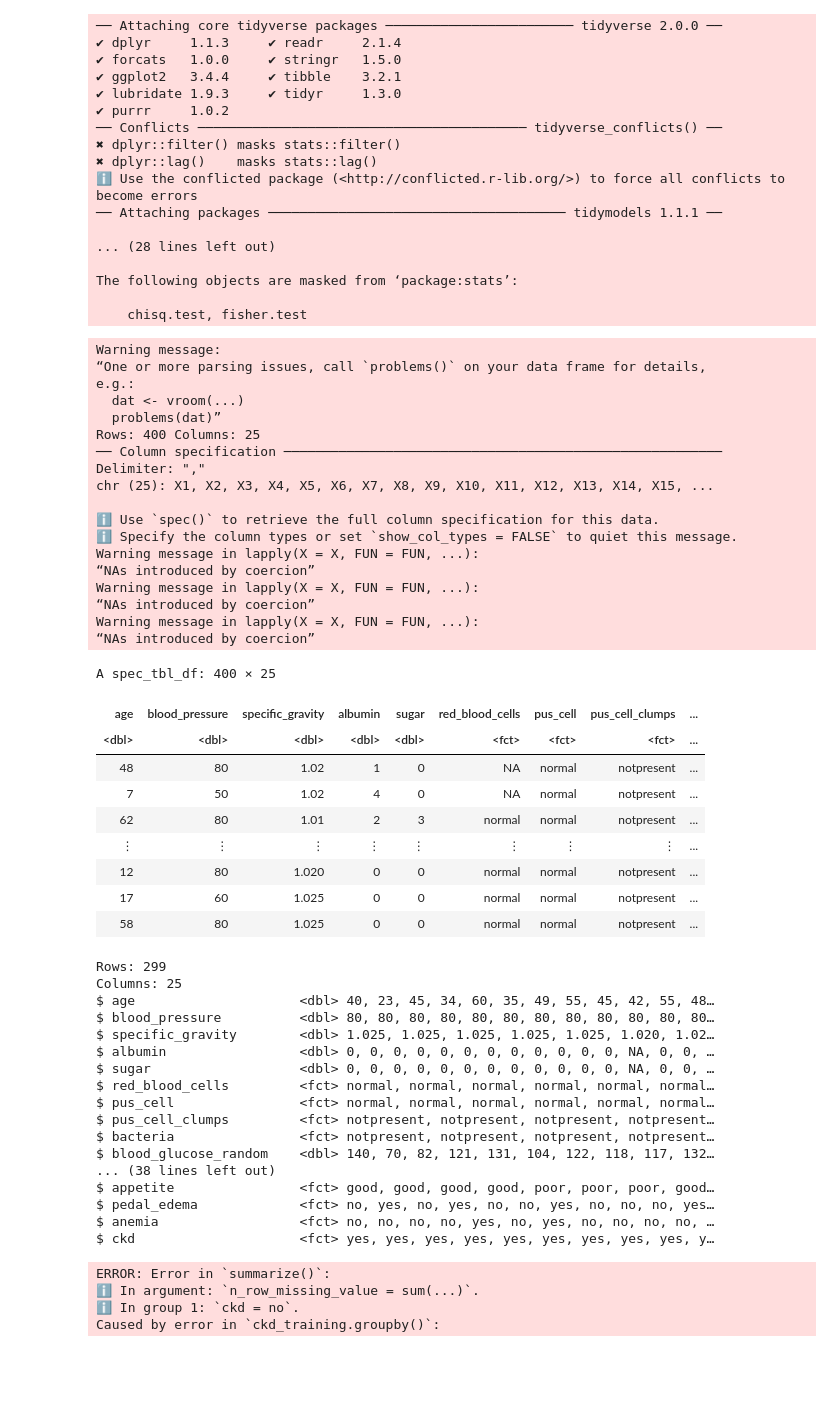
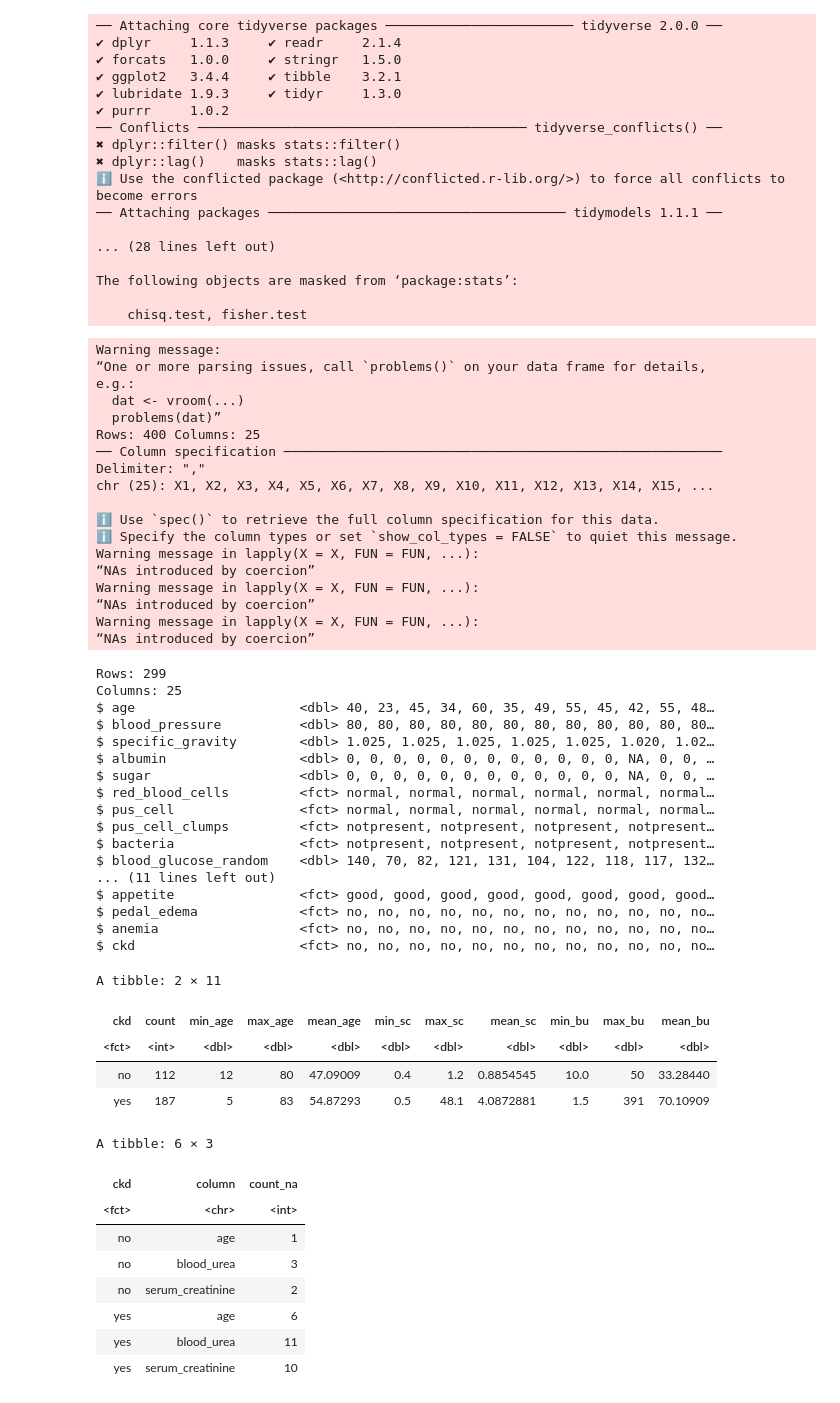
Before and after one commit to schan26/dsci-100-grp18, a Jupyter notebook: Proposal.ipynb, the cells around one changed output. Saved outputs shown, nothing was run; the diff lists cells and outputs as text; code cells hidden in the pictures; blank space fills up the shorter version.

```diff
--- a/Proposal.ipynb
+++ b/Proposal.ipynb
@@ -56,8 +60,6 @@ ckd_data[ckd_data == "no,notckd" | ckd_data == "notckd"] <- "no"
 ckd_data[,c(1:5,10:18)] <- sapply(ckd_data[, c(1:5,10:18)], as.numeric )
 ckd_data[,c(6:9,19:25)] <- lapply(ckd_data[, c(6:9,19:25)], as.factor )
 
-ckd_data
-
 #splitting data into training and testing datasets
 ckd_data_split <- initial_split(ckd_data, prop = 0.75, strata = ckd)
 
@@ -65,7 +67,6 @@ ckd_training <- training(ckd_data_split)
 ckd_testing <- testing(ckd_data_split)
 
 glimpse(ckd_training)
-glimpse(ckd_testing)
 # %% [output]
 Warning message:
 “One or more parsing issues, call `problems()` on your data frame for details,
@@ -85,49 +86,57 @@ Warning message in lapply(X = X, FUN = FUN, ...):
 “NAs introduced by coercion”
 Warning message in lapply(X = X, FUN = FUN, ...):
 “NAs introduced by coercion”
-A spec_tbl_df: 400 × 25
+Rows: 299
+Columns: 25
+$ age                     <dbl> 40, 23, 45, 34, 60, 35, 49, 55, 45, 42, 55, 48…
+$ blood_pressure          <dbl> 80, 80, 80, 80, 80, 80, 80, 80, 80, 80, 80, 80…
+$ specific_gravity        <dbl> 1.025, 1.025, 1.025, 1.025, 1.025, 1.020, 1.02…
+$ albumin                 <dbl> 0, 0, 0, 0, 0, 0, 0, 0, 0, 0, 0, 0, NA, 0, 0, …
+$ sugar                   <dbl> 0, 0, 0, 0, 0, 0, 0, 0, 0, 0, 0, 0, NA, 0, 0, …
+$ red_blood_cells         <fct> normal, normal, normal, normal, normal, normal…
+$ pus_cell                <fct> normal, normal, normal, normal, normal, normal…
+$ pus_cell_clumps         <fct> notpresent, notpresent, notpresent, notpresent…
+$ bacteria                <fct> notpresent, notpresent, notpresent, notpresent…
+$ blood_glucose_random    <dbl> 140, 70, 82, 121, 131, 104, 122, 118, 117, 132…
+... (11 lines left out)
+$ appetite                <fct> good, good, good, good, good, good, good, good…
+$ pedal_edema             <fct> no, no, no, no, no, no, no, no, no, no, no, no…
+$ anemia                  <fct> no, no, no, no, no, no, no, no, no, no, no, no…
+$ ckd                     <fct> no, no, no, no, no, no, no, no, no, no, no, no…
-| age | blood_pressure | specific_gravity | albumin | sugar | red_blood_cells | pus_cell | pus_cell_clumps | ... |
-| <dbl> | <dbl> | <dbl> | <dbl> | <dbl> | <fct> | <fct> | <fct> | ... |
-| 48 | 80 | 1.02 | 1 | 0 | NA | normal | notpresent | ... |
-| 7 | 50 | 1.02 | 4 | 0 | NA | normal | notpresent | ... |
-| 62 | 80 | 1.01 | 2 | 3 | normal | normal | notpresent | ... |
-| ⋮ | ⋮ | ⋮ | ⋮ | ⋮ | ⋮ | ⋮ | ⋮ | ... |
-| 12 | 80 | 1.020 | 0 | 0 | normal | normal | notpresent | ... |
-| 17 | 60 | 1.025 | 0 | 0 | normal | normal | notpresent | ... |
-| 58 | 80 | 1.025 | 0 | 0 | normal | normal | notpresent | ... |
-Rows: 299
-Columns: 25
-$ age                     <dbl> 40, 23, 45, 34, 60, 35, 49, 55, 45, 42, 55, 48…
-$ blood_pressure          <dbl> 80, 80, 80, 80, 80, 80, 80, 80, 80, 80, 80, 80…
-$ specific_gravity        <dbl> 1.025, 1.025, 1.025, 1.025, 1.025, 1.020, 1.02…
-$ albumin                 <dbl> 0, 0, 0, 0, 0, 0, 0, 0, 0, 0, 0, 0, NA, 0, 0, …
-$ sugar                   <dbl> 0, 0, 0, 0, 0, 0, 0, 0, 0, 0, 0, 0, NA, 0, 0, …
-$ red_blood_cells         <fct> normal, normal, normal, normal, normal, normal…
-$ pus_cell                <fct> normal, normal, normal, normal, normal, normal…
-$ pus_cell_clumps         <fct> notpresent, notpresent, notpresent, notpresent…
-$ bacteria                <fct> notpresent, notpresent, notpresent, notpresent…
-$ blood_glucose_random    <dbl> 140, 70, 82, 121, 131, 104, 122, 118, 117, 132…
-... (38 lines left out)
-$ appetite                <fct> good, good, good, good, poor, poor, poor, good…
-$ pedal_edema             <fct> no, yes, no, yes, no, no, yes, no, no, no, yes…
-$ anemia                  <fct> no, no, no, no, yes, no, yes, no, no, no, no, …
-$ ckd                     <fct> yes, yes, yes, yes, yes, yes, yes, yes, yes, y…
 # %%
 #exploratory data analysis: summarizing the min, max, mean of each predictor +
-#                           total num of rows & total num of rows with missing values in each class
+#                           total num of rows in each class
 ckd_analysis <- ckd_training |>
     group_by(ckd) |>
-    summarize(count = n(), n_row_missing_value = sum(!complete.cases(ckd_training.groupby(ckd)[, 1, 14, 17]) == 1),
+    summarize(count = n(),
               min_age = min(age, na.rm = TRUE), max_age = max(age, na.rm = TRUE), mean_age = mean(age, na.rm = TRUE),
               min_sc = min(serum_creatinine, na.rm = TRUE), max_sc = max(serum_creatinine, na.rm = TRUE), mean_sc = mean(serum_creatinine, na.rm = TRUE),
               min_bu = min(blood_urea, na.rm = TRUE), max_bu = max(blood_urea, na.rm = TRUE), mean_bu = mean(blood_urea, na.rm = TRUE))
 
+#Number of missing values in each predictor
+ckd_NA <- ckd_training |>
+    group_by(ckd) |>
+    select(ckd, age, blood_urea, serum_creatinine) |>
+    summarise(across(,  ~sum(is.na(.)))) |>
+    pivot_longer(cols = -ckd, names_to = "column", values_to = "count_na")
+
 ckd_analysis
+ckd_NA
 # %% [output]
-ERROR: Error in `summarize()`:
-ℹ In argument: `n_row_missing_value = sum(...)`.
-ℹ In group 1: `ckd = no`.
-Caused by error in `ckd_training.groupby()`:
+A tibble: 2 × 11
+| ckd | count | min_age | max_age | mean_age | min_sc | max_sc | mean_sc | min_bu | max_bu | mean_bu |
+| <fct> | <int> | <dbl> | <dbl> | <dbl> | <dbl> | <dbl> | <dbl> | <dbl> | <dbl> | <dbl> |
+| no | 112 | 12 | 80 | 47.09009 | 0.4 | 1.2 | 0.8854545 | 10.0 | 50 | 33.28440 |
+| yes | 187 | 5 | 83 | 54.87293 | 0.5 | 48.1 | 4.0872881 | 1.5 | 391 | 70.10909 |
+A tibble: 6 × 3
+| ckd | column | count_na |
+| <fct> | <chr> | <int> |
+| no | age | 1 |
+| no | blood_urea | 3 |
+| no | serum_creatinine | 2 |
+| yes | age | 6 |
+| yes | blood_urea | 11 |
+| yes | serum_creatinine | 10 |
 # %%
 #plotting training data
 plot1 <- ggplot(ckd_training, aes(x = age, y = serum_creatinine, color = ckd)) +
```
Also changed, not shown: parts of 5 cells of this notebook, 2 other files.
